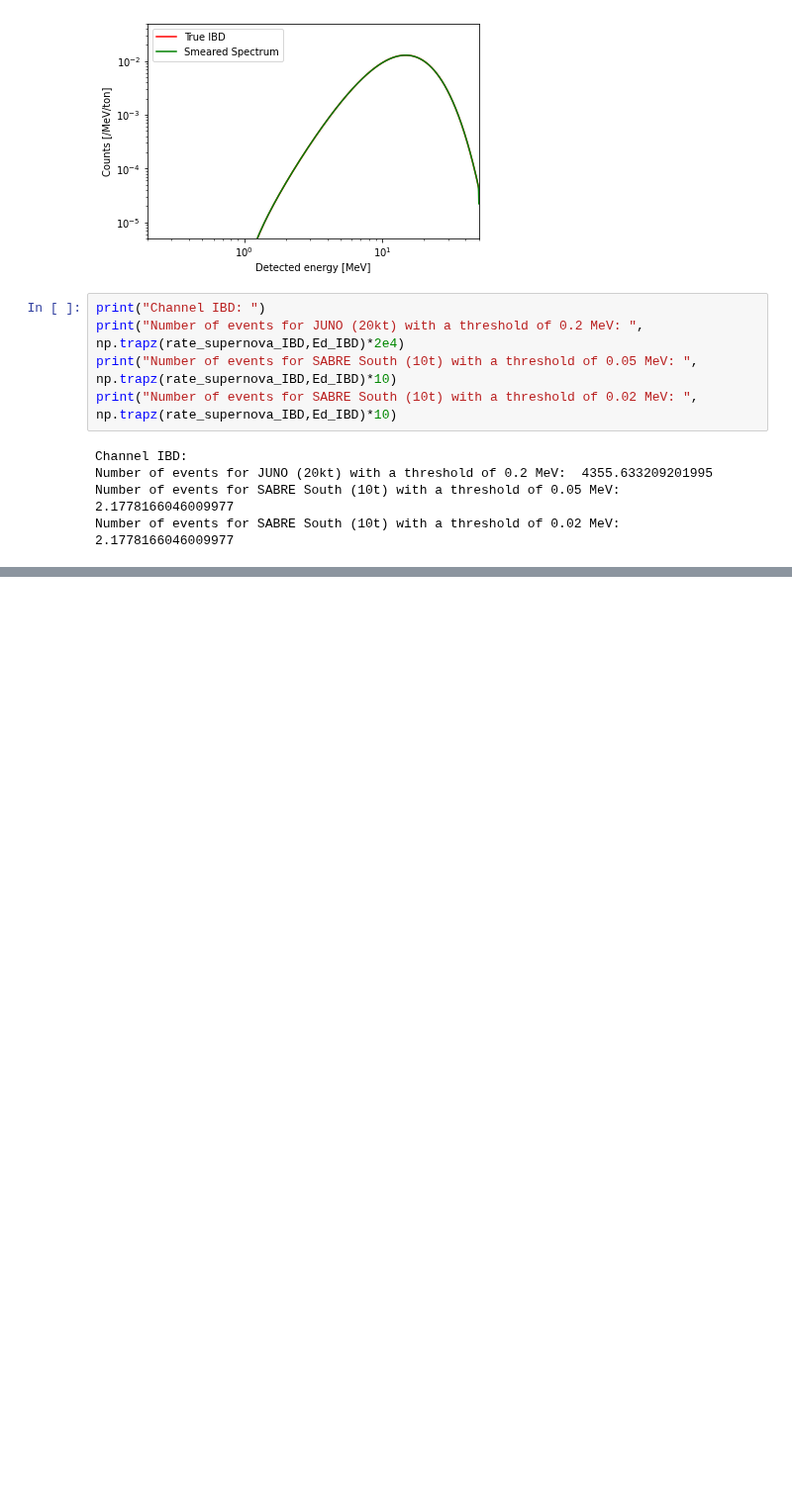
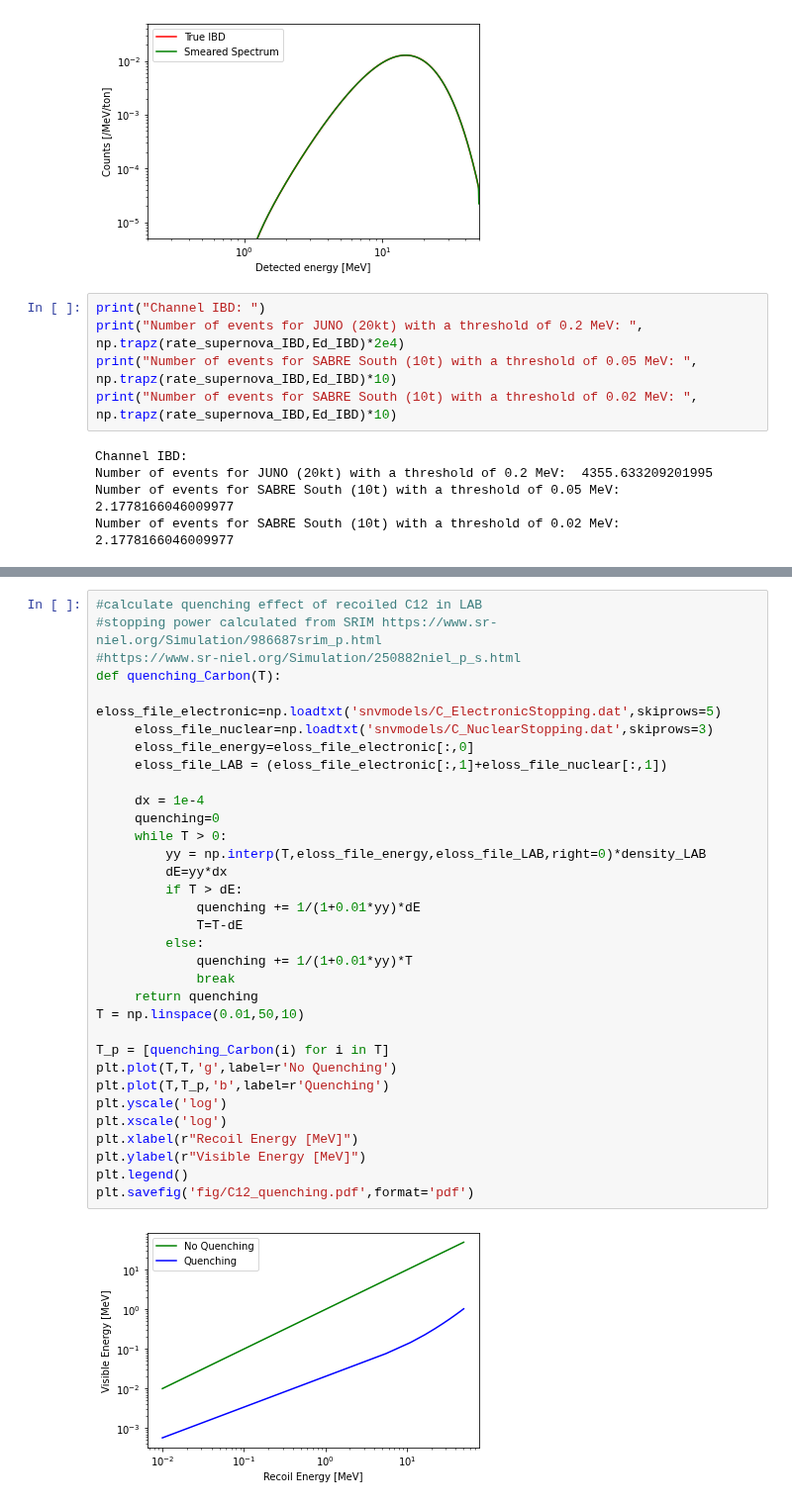
Before and after one commit to mjzurowski/sgm, a Jupyter notebook: Neutrino-LAB-testclass.ipynb, the cells around one changed output, grey strips where cells are left out. Shown at 99% size. Cells and saved outputs as stored; diff of their text form; blank space fills up the shorter version.

```diff
--- a/Neutrino-LAB-testclass.ipynb
+++ b/Neutrino-LAB-testclass.ipynb
@@ -359,0 +390,35 @@ print(4*Model.dRdEd(Ev_eV,Ed_C12_NC,16*MeV,'C12_NC','supernova_mu')*10*0.89)
+# %%
+#calculate quenching effect of recoiled C12 in LAB
+#stopping power calculated from SRIM https://www.sr-niel.org/Simulation/986687srim_p.html
+#https://www.sr-niel.org/Simulation/250882niel_p_s.html
+def quenching_Carbon(T):
+     eloss_file_electronic=np.loadtxt('snvmodels/C_ElectronicStopping.dat',skiprows=5)
+     eloss_file_nuclear=np.loadtxt('snvmodels/C_NuclearStopping.dat',skiprows=3)
+     eloss_file_energy=eloss_file_electronic[:,0]
+     eloss_file_LAB = (eloss_file_electronic[:,1]+eloss_file_nuclear[:,1])
+
+     dx = 1e-4
+     quenching=0
+     while T > 0:
+         yy = np.interp(T,eloss_file_energy,eloss_file_LAB,right=0)*density_LAB
+         dE=yy*dx
+         if T > dE:
+             quenching += 1/(1+0.01*yy)*dE
+             T=T-dE
+         else:
+             quenching += 1/(1+0.01*yy)*T
+             break
+     return quenching
+T = np.linspace(0.01,50,10)
+
+T_p = [quenching_Carbon(i) for i in T]
+plt.plot(T,T,'g',label=r'No Quenching')
+plt.plot(T,T_p,'b',label=r'Quenching')
+plt.yscale('log')
+plt.xscale('log')
+plt.xlabel(r"Recoil Energy [MeV]")
+plt.ylabel(r"Visible Energy [MeV]")
+plt.legend()
+plt.savefig('fig/C12_quenching.pdf',format='pdf')
+# %% [output]
+[figure, added]
```
Also changed, not shown: parts of 12 cells of this notebook, 4 other files.
